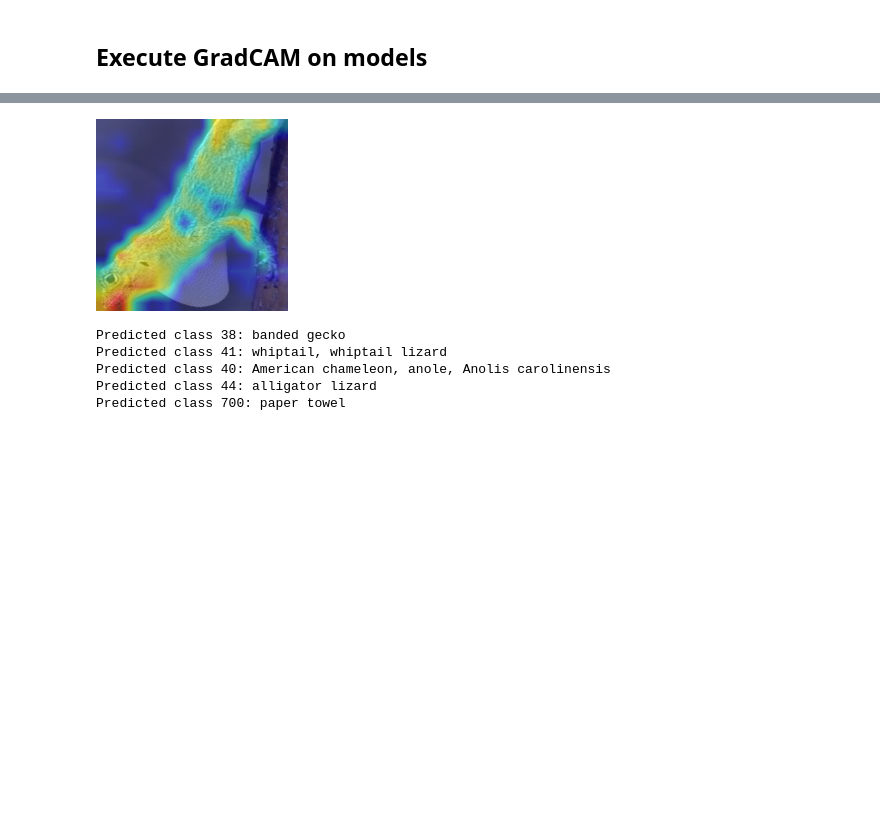
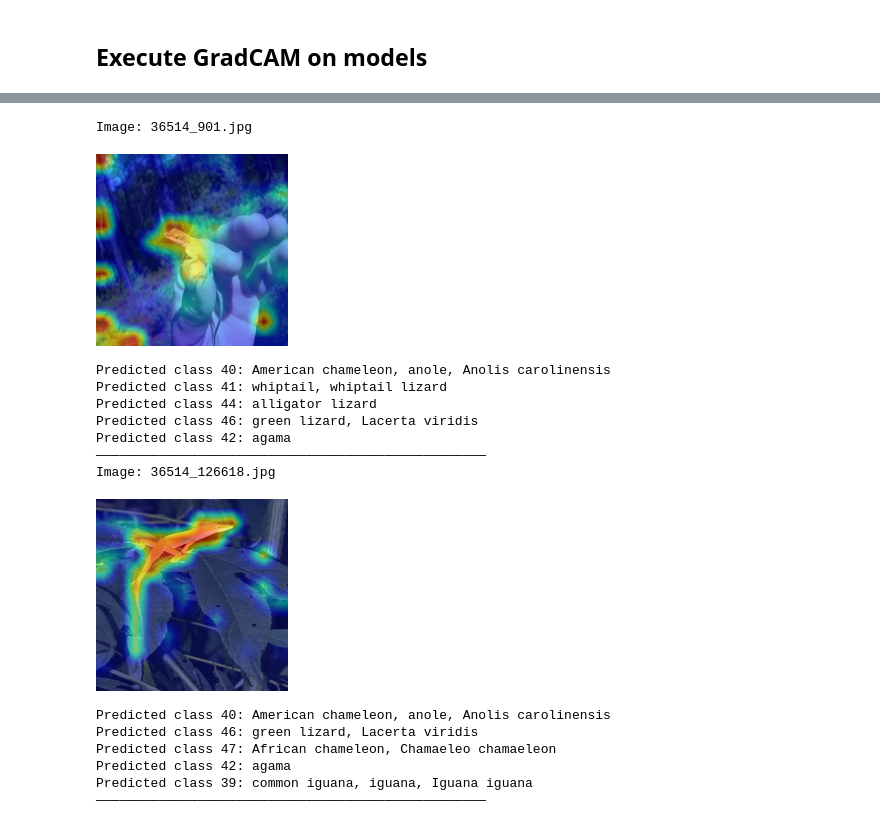
Before and after one commit to wenhan9604/Anole_classifier, a Jupyter notebook: Spring_2025/hugging_face_grad_cam.ipynb, the cells around one changed output, grey strips where cells are left out. Drawn from its saved outputs; the diff is of its cells as text; code cells hidden in the pictures; blank space fills up the shorter version.

Commit message:
updated grad cam notebook

```diff
--- a/Spring_2025/hugging_face_grad_cam.ipynb
+++ b/Spring_2025/hugging_face_grad_cam.ipynb
@@ -180,10 +180,10 @@ from transformers import AutoModelForImageClassification
 # %% [markdown]
 ## Load Dataset, target image and Model
 # %%
-dataset = load_dataset("../Dataset/yolo_training/cropped_lizard_10000")
+image_path = Path("../Dataset/YOLO_training/florida_five_anole_10000/test/images/36391_7586214_jpg.rf.5799734e988d19becc423d4e350f27c3.jpg")
+image = Image.open(image_path).convert("RGB")
 # %%
-from torchvision.transforms import Resize
-image = dataset["test"]["image"][0]
-#image = image.resize((384, 384))
+
+image = image.resize((384, 384))
 image
 # %% [output]
@@ -245,7 +253,7 @@ def run_grad_cam_on_image(model: torch.nn.Module,
                           target_layer: torch.nn.Module,
                           targets_for_gradcam: List[Callable],
                           reshape_transform: Optional[Callable],
-                          input_tensor: torch.nn.Module=img_tensor,
+                          input_tensor: torch.nn.Module,
                           input_image: Image=image,
                           method: Callable=GradCAM):
     with method(model=HuggingfaceToTensorModelWrapper(model),
@@ -279 +336,10 @@ def print_top_categories(model, img_tensor, top_k=5):
+# %%
+# === Load image ===
+image_dir = "../Dataset/YOLO_training/florida_10000_cleaned/greenanole_2000/train/images"
+image_filenames = [
+    "36514_901.jpg",
+    "36514_126618.jpg",
+    # add more filenames here
+]
+img_tensor = transforms.ToTensor()(image)
 # %%
@@ -309,29 +430,55 @@ dict_items([(0, 'tench, Tinca tinca'), (1, 'goldfish, Carassius auratus'), (2, '
 # %%
 from transformers import ViTFeatureExtractor, ViTForImageClassification
 def reshape_transform_vit_huggingface(x):
     activations = x[:, 1:, :]
     activations = activations.view(activations.shape[0],
                                    12, 12, activations.shape[2])
     activations = activations.transpose(2, 3).transpose(1, 2)
     return activations
 
 model = ViTForImageClassification.from_pretrained('google/vit-large-patch32-384')
 targets_for_gradcam = [ClassifierOutputTarget(category_name_to_index(model, 'Komodo dragon, Komodo lizard, dragon lizard, giant lizard, Varanus komodoensis'))]
 target_layer_gradcam = model.vit.encoder.layer[-2].output
 image_resized = image.resize((384, 384))
 tensor_resized = transforms.ToTensor()(image_resized)
 
-display(Image.fromarray(run_grad_cam_on_image(model=model,
-                      target_layer=target_layer_gradcam,
-                      targets_for_gradcam=targets_for_gradcam,
-                      input_tensor=tensor_resized,
-                      input_image=image_resized,
-                      reshape_transform=reshape_transform_vit_huggingface)))
-print_top_categories(model, tensor_resized)
+# === Process and visualize each image ===
+for filename in image_filenames:
+    image_path = os.path.join(image_dir, filename)
+    image = Image.open(image_path).convert("RGB").resize((384, 384))
+    tensor_resized = transforms.ToTensor()(image)
+
+    # Automatically find predicted class
+    logits = model(tensor_resized.unsqueeze(0)).logits
+    top_class = logits.argmax().item()
+    targets_for_gradcam = [ClassifierOutputTarget(top_class)]
+
+    print(f"Image: {filename}")
+    display(Image.fromarray(run_grad_cam_on_image(
+        model=model,
+        target_layer=target_layer_gradcam,
+        targets_for_gradcam=targets_for_gradcam,
+        input_tensor=tensor_resized,
+        input_image=image,
+        reshape_transform=reshape_transform_vit_huggingface
+    )))
+
+    print_top_categories(model, tensor_resized)
+    print("—" * 50)
 # %% [output]
+Image: 36514_901.jpg
-[figure, old version]
+[figure, new version]
-Predicted class 38: banded gecko
-Predicted class 41: whiptail, whiptail lizard
-Predicted class 40: American chameleon, anole, Anolis carolinensis
-Predicted class 44: alligator lizard
-Predicted class 700: paper towel
+Predicted class 40: American chameleon, anole, Anolis carolinensis
+Predicted class 41: whiptail, whiptail lizard
+Predicted class 44: alligator lizard
+Predicted class 46: green lizard, Lacerta viridis
+Predicted class 42: agama
+——————————————————————————————————————————————————
+Image: 36514_126618.jpg
+[figure, added]
+Predicted class 40: American chameleon, anole, Anolis carolinensis
+Predicted class 46: green lizard, Lacerta viridis
+Predicted class 47: African chameleon, Chamaeleo chamaeleon
+Predicted class 42: agama
+Predicted class 39: common iguana, iguana, Iguana iguana
+——————————————————————————————————————————————————
```
Also changed, not shown: parts of 17 cells of this notebook.
